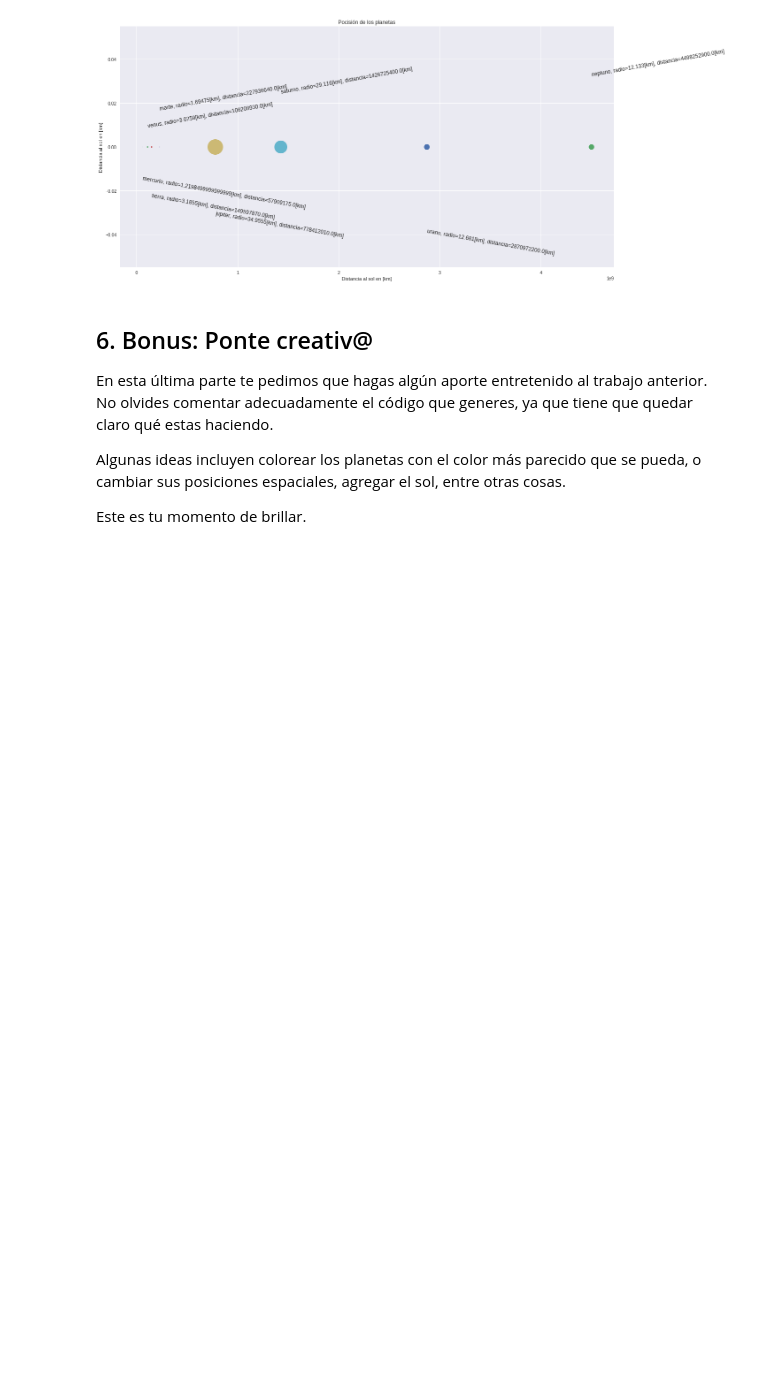
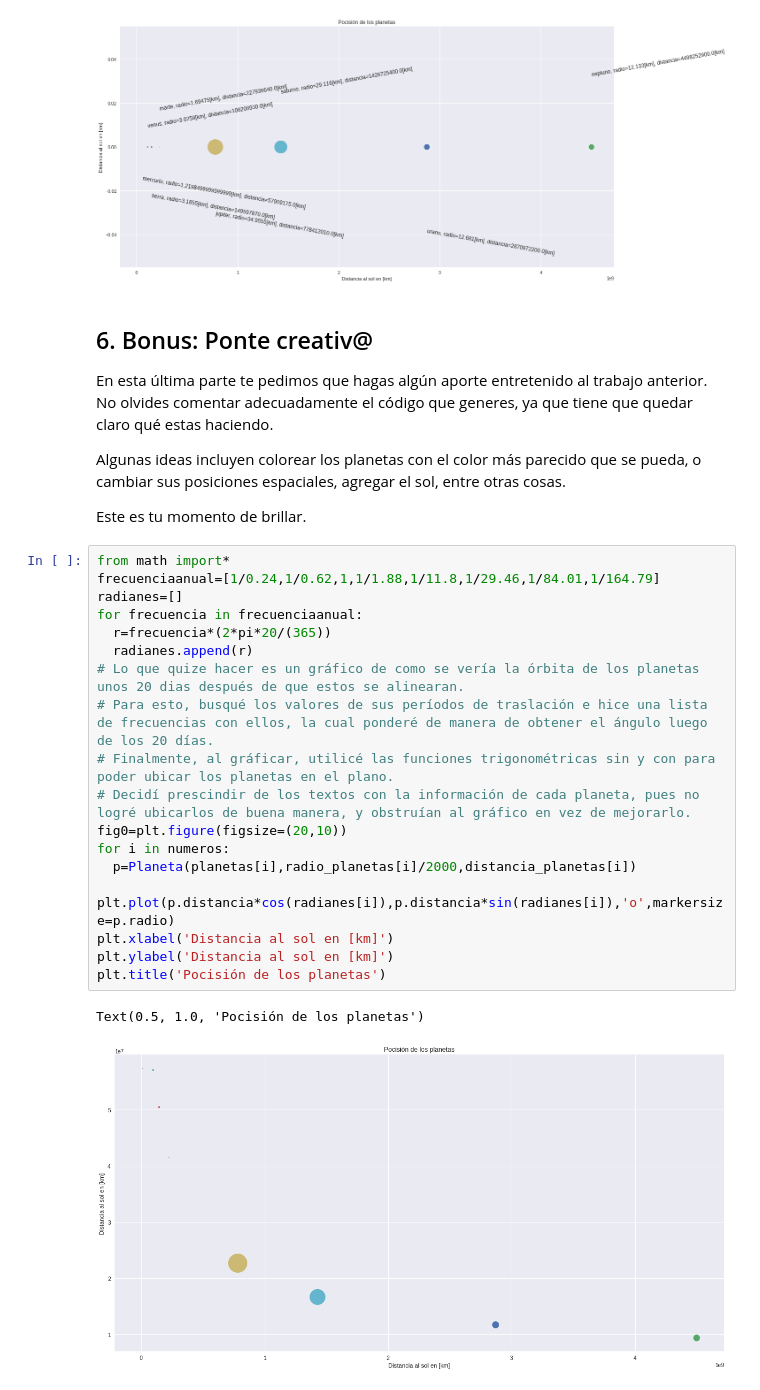
Before and after one commit to VicenteMaturana/minitarea1, a Jupyter notebook: minitarea1.ipynb, the cells around one changed output. Saved outputs shown, nothing was run; the diff lists cells and outputs as text; blank space fills up the shorter version.

```diff
--- a/minitarea1.ipynb
+++ b/minitarea1.ipynb
@@ -171,3 +171,24 @@ Algunas ideas incluyen colorear los planetas con el color más parecido que se p
 
 
 Este es tu momento de brillar.
+# %%
+from math import*
+frecuenciaanual=[1/0.24,1/0.62,1,1/1.88,1/11.8,1/29.46,1/84.01,1/164.79]
+radianes=[]
+for frecuencia in frecuenciaanual:
+  r=frecuencia*(2*pi*20/(365))
+  radianes.append(r)
+# Lo que quize hacer es un gráfico de como se vería la órbita de los planetas unos 20 dias después de que estos se alinearan.
+# Para esto, busqué los valores de sus períodos de traslación e hice una lista de frecuencias con ellos, la cual ponderé de manera de obtener el ángulo luego de los 20 días.
+# Finalmente, al gráficar, utilicé las funciones trigonométricas sin y con para poder ubicar los planetas en el plano.
+# Decidí prescindir de los textos con la información de cada planeta, pues no logré ubicarlos de buena manera, y obstruían al gráfico en vez de mejorarlo.
+fig0=plt.figure(figsize=(20,10))
+for i in numeros:
+  p=Planeta(planetas[i],radio_planetas[i]/2000,distancia_planetas[i])
+  plt.plot(p.distancia*cos(radianes[i]),p.distancia*sin(radianes[i]),'o',markersize=p.radio)
+plt.xlabel('Distancia al sol en [km]')
+plt.ylabel('Distancia al sol en [km]')
+plt.title('Pocisión de los planetas')
+# %% [output]
+Text(0.5, 1.0, 'Pocisión de los planetas')
+[figure, added]
```
